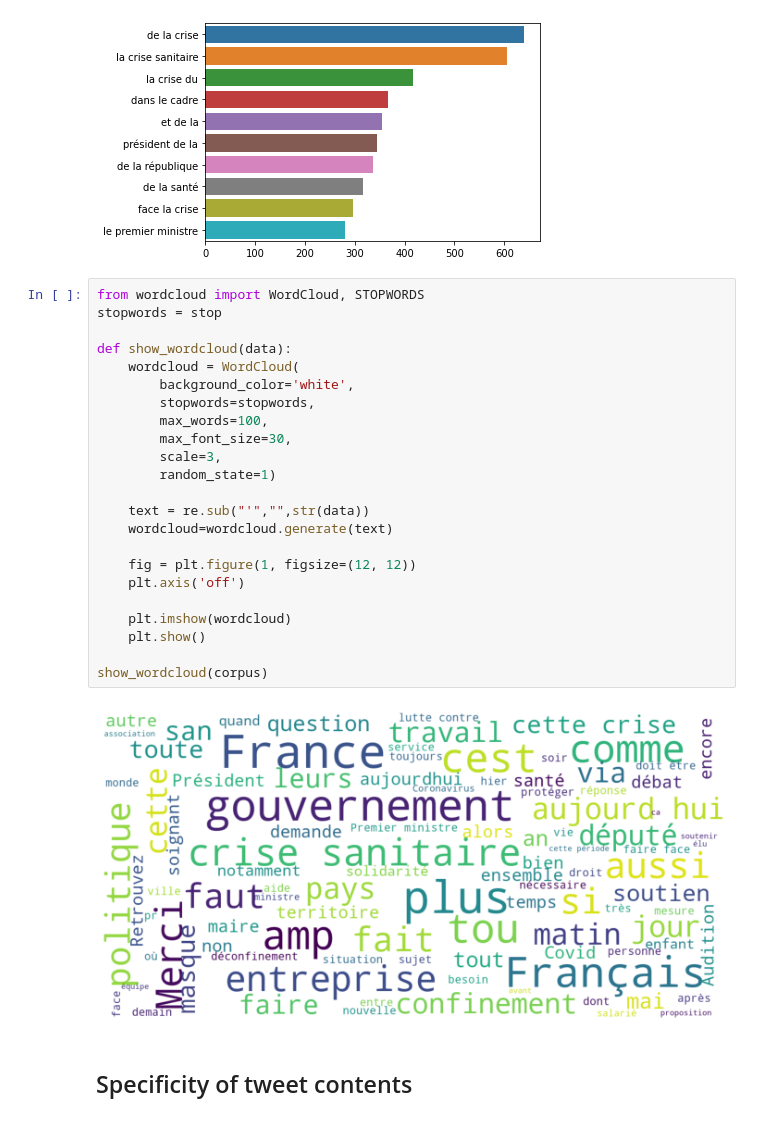
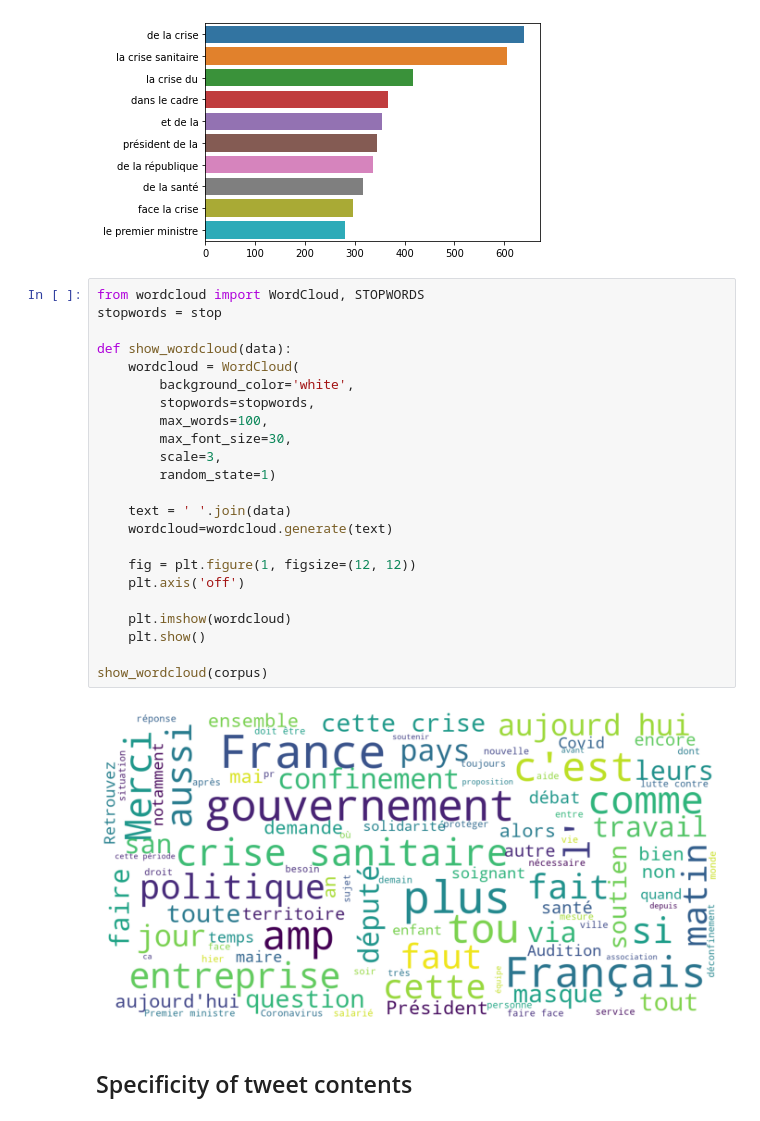
Before and after one commit to mthsansu/MLNLP, a Jupyter notebook: Code/Descriptive_statistics.ipynb, the cells around one changed output. Saved outputs shown, nothing was run; the diff lists cells and outputs as text.

```diff
--- a/Code/Descriptive_statistics.ipynb
+++ b/Code/Descriptive_statistics.ipynb
@@ -301,28 +301,28 @@ plot_top_ngrams_barchart(df['text_clean'],3)
 # %%
 from wordcloud import WordCloud, STOPWORDS
 stopwords = stop
 
 def show_wordcloud(data):
     wordcloud = WordCloud(
         background_color='white',
         stopwords=stopwords,
         max_words=100,
         max_font_size=30,
         scale=3,
         random_state=1)
 
-    text = re.sub("'","",str(data))
+    text = ' '.join(data)
     wordcloud=wordcloud.generate(text)
 
     fig = plt.figure(1, figsize=(12, 12))
     plt.axis('off')
 
     plt.imshow(wordcloud)
     plt.show()
 
 show_wordcloud(corpus)
 # %% [output]
-[figure, old version]
+[figure, new version]
 # %% [markdown]
 ## Specificity of tweet contents
 # %%
```
Also changed, not shown: parts of 2 cells of this notebook.
